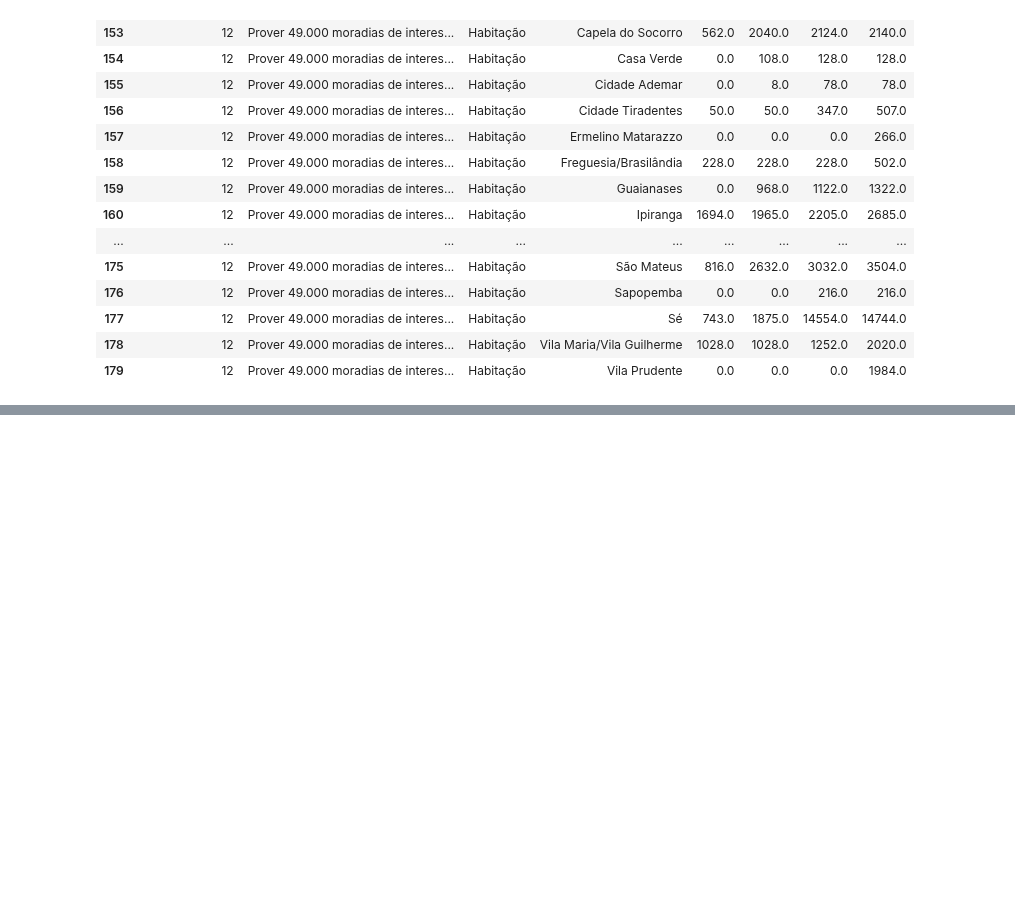
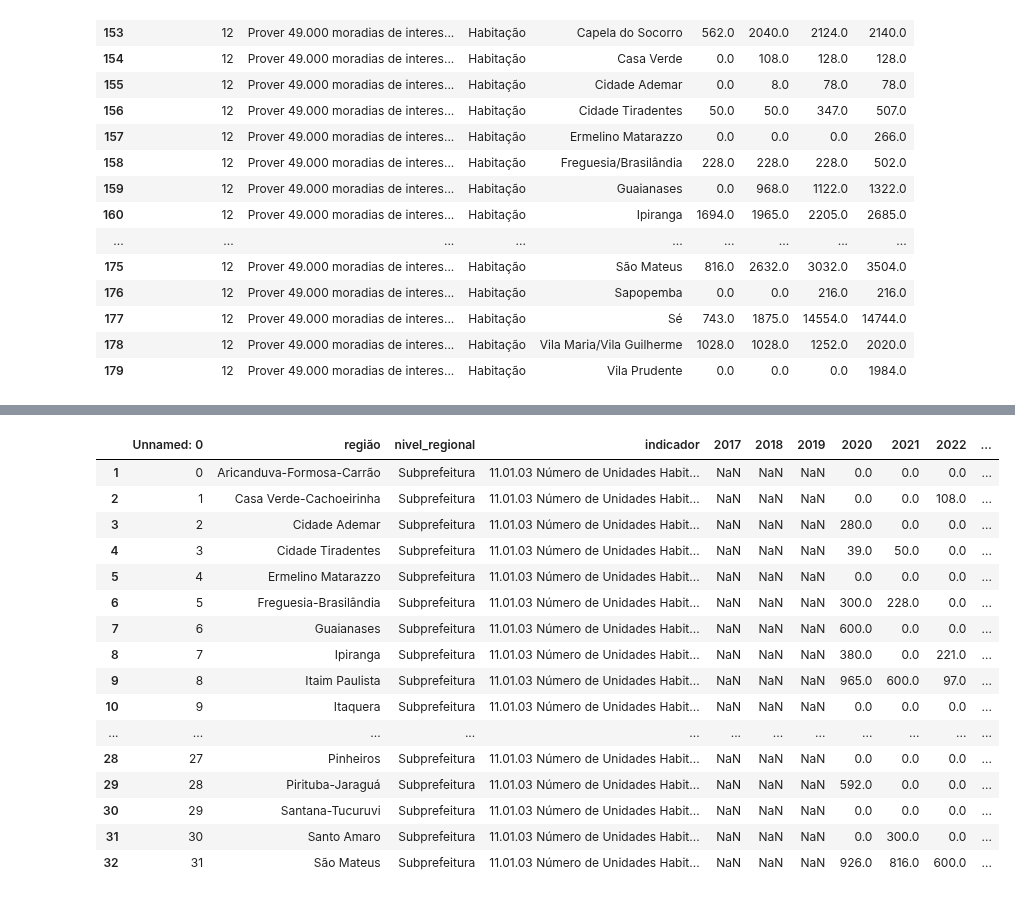
Before and after one commit to ObservatorioPoliticasTCM/datasp-dados, a Jupyter notebook: notebooks_outputs/urbanismo/03 habitação - extração.ipynb, the cells around one changed output, grey strips where cells are left out. Saved outputs shown, nothing was run; the diff lists cells and outputs as text; code cells hidden in the pictures; blank space fills up the shorter version.

```diff
--- a/notebooks_outputs/urbanismo/03 habitação - extração.ipynb
+++ b/notebooks_outputs/urbanismo/03 habitação - extração.ipynb
@@ -175,0 +199,21 @@ df_meta_12
+# %%
+df_his = df_his[df_his['nivel_regional']=='Subprefeitura']
+df_his
+# %% [output]
+|  | Unnamed: 0 | região | nivel_regional | indicador | 2017 | 2018 | 2019 | 2020 | 2021 | 2022 | ... |
+| 1 | 0 | Aricanduva-Formosa-Carrão | Subprefeitura | 11.01.03 Número de Unidades Habit... | NaN | NaN | NaN | 0.0 | 0.0 | 0.0 | ... |
+| 2 | 1 | Casa Verde-Cachoeirinha | Subprefeitura | 11.01.03 Número de Unidades Habit... | NaN | NaN | NaN | 0.0 | 0.0 | 108.0 | ... |
+| 3 | 2 | Cidade Ademar | Subprefeitura | 11.01.03 Número de Unidades Habit... | NaN | NaN | NaN | 280.0 | 0.0 | 0.0 | ... |
+| 4 | 3 | Cidade Tiradentes | Subprefeitura | 11.01.03 Número de Unidades Habit... | NaN | NaN | NaN | 39.0 | 50.0 | 0.0 | ... |
+| 5 | 4 | Ermelino Matarazzo | Subprefeitura | 11.01.03 Número de Unidades Habit... | NaN | NaN | NaN | 0.0 | 0.0 | 0.0 | ... |
+| 6 | 5 | Freguesia-Brasilândia | Subprefeitura | 11.01.03 Número de Unidades Habit... | NaN | NaN | NaN | 300.0 | 228.0 | 0.0 | ... |
+| 7 | 6 | Guaianases | Subprefeitura | 11.01.03 Número de Unidades Habit... | NaN | NaN | NaN | 600.0 | 0.0 | 0.0 | ... |
+| 8 | 7 | Ipiranga | Subprefeitura | 11.01.03 Número de Unidades Habit... | NaN | NaN | NaN | 380.0 | 0.0 | 221.0 | ... |
+| 9 | 8 | Itaim Paulista | Subprefeitura | 11.01.03 Número de Unidades Habit... | NaN | NaN | NaN | 965.0 | 600.0 | 97.0 | ... |
+| 10 | 9 | Itaquera | Subprefeitura | 11.01.03 Número de Unidades Habit... | NaN | NaN | NaN | 0.0 | 0.0 | 0.0 | ... |
+| ... | ... | ... | ... | ... | ... | ... | ... | ... | ... | ... | ... |
+| 28 | 27 | Pinheiros | Subprefeitura | 11.01.03 Número de Unidades Habit... | NaN | NaN | NaN | 0.0 | 0.0 | 0.0 | ... |
+| 29 | 28 | Pirituba-Jaraguá | Subprefeitura | 11.01.03 Número de Unidades Habit... | NaN | NaN | NaN | 592.0 | 0.0 | 0.0 | ... |
+| 30 | 29 | Santana-Tucuruvi | Subprefeitura | 11.01.03 Número de Unidades Habit... | NaN | NaN | NaN | 0.0 | 0.0 | 0.0 | ... |
+| 31 | 30 | Santo Amaro | Subprefeitura | 11.01.03 Número de Unidades Habit... | NaN | NaN | NaN | 0.0 | 300.0 | 0.0 | ... |
+| 32 | 31 | São Mateus | Subprefeitura | 11.01.03 Número de Unidades Habit... | NaN | NaN | NaN | 926.0 | 816.0 | 600.0 | ... |
```
Also changed, not shown: parts of 6 cells of this notebook, 1 other file.
